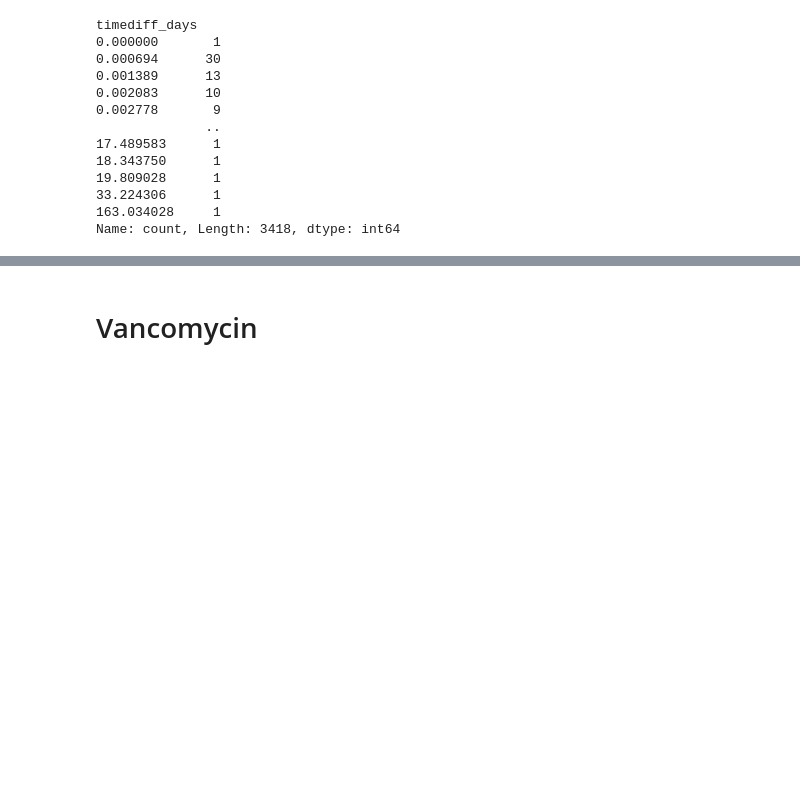
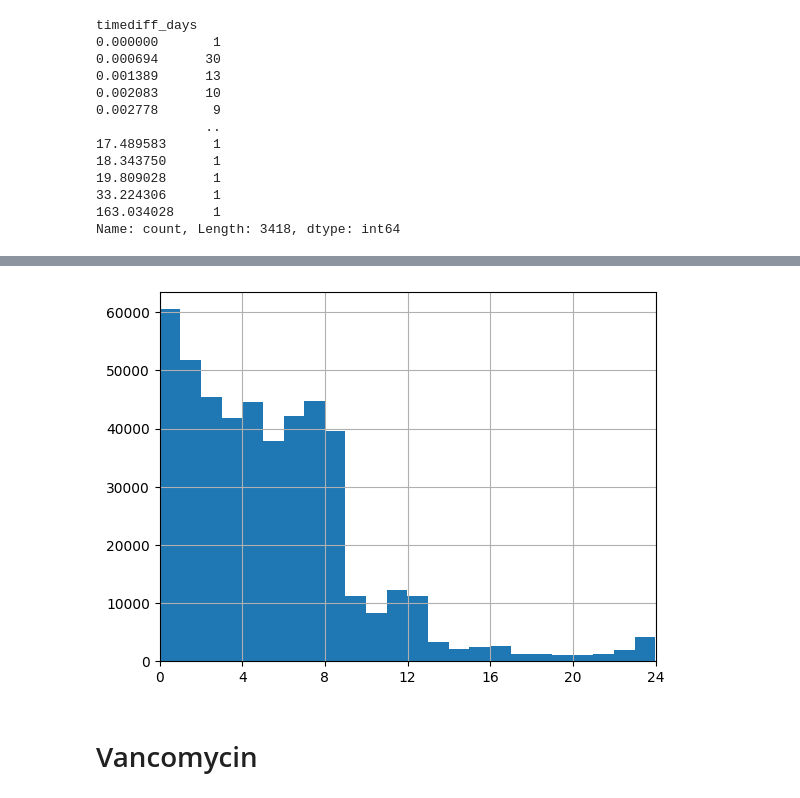
Before and after one commit to cyp-ark/RL-AIAKI, a Jupyter notebook: code/0_.ipynb, the cells around one changed output, grey strips where cells are left out. Drawn from its saved outputs; the diff is of its cells as text; code cells hidden in the pictures; blank space fills up the shorter version.

```diff
--- a/code/0_.ipynb
+++ b/code/0_.ipynb
@@ -254,0 +209,9 @@ tmp = pd.DataFrame(d_items.category.value_counts())
+# %%
+tmp = pd.concat([tmp.shift(1),tmp],axis=1)
+# %%
+tmp.columns = ['stay_id_x','charttime_x','stay_id_y','charttime_y']
+# %%
+tmp = tmp[tmp['stay_id_x'] == tmp['stay_id_y']]
+tmp['timediff'] = tmp['charttime_y'] - tmp['charttime_x']
+# %%
+tmp['timediff_days'] = tmp.timediff.dt.total_seconds()/(60*60*24)
@@ -255,3 +230,10 @@ tmp = pd.DataFrame(d_items.category.value_counts())
+# %%
+tmp[tmp['timediff_days']<1].timediff_days.hist(bins=24)
+plt.xticks(np.arange(7)/6,np.arange(7)*4)
+plt.xlim(0,1)
+plt.show()
+# %% [output]
+[figure, added]
 # %% [markdown]
 # Vancomycin
 # %%
```
Also changed, not shown: parts of 35 cells of this notebook, 2 other files.
